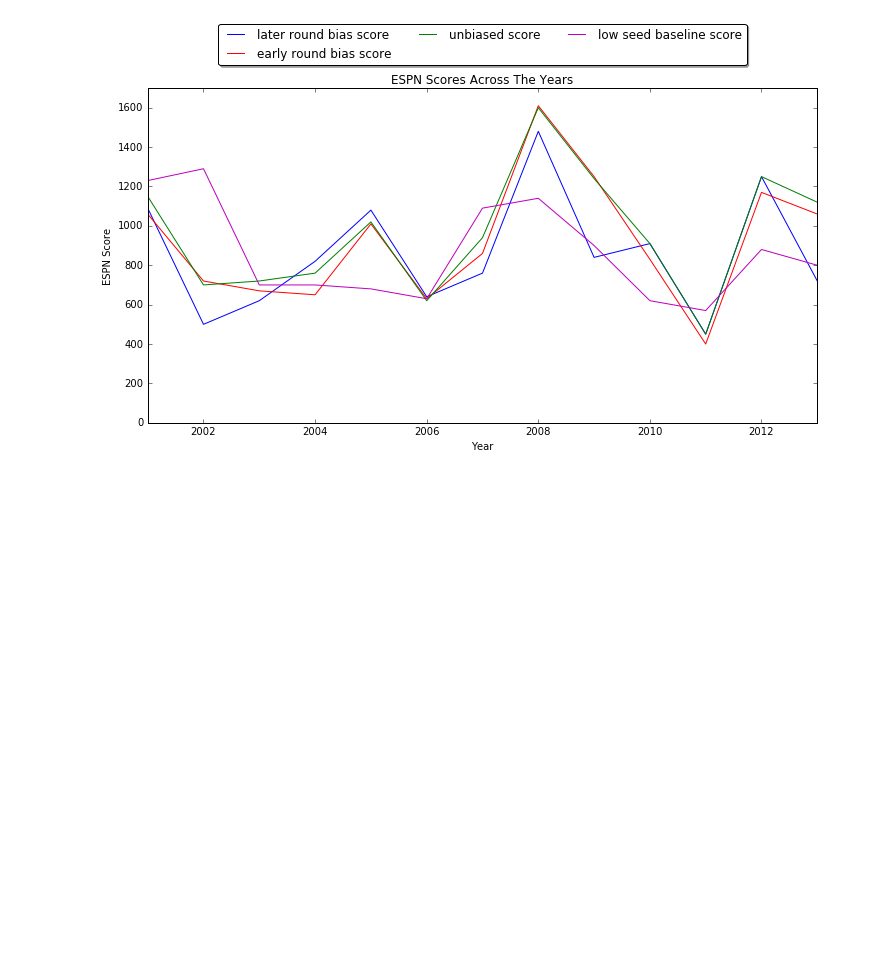
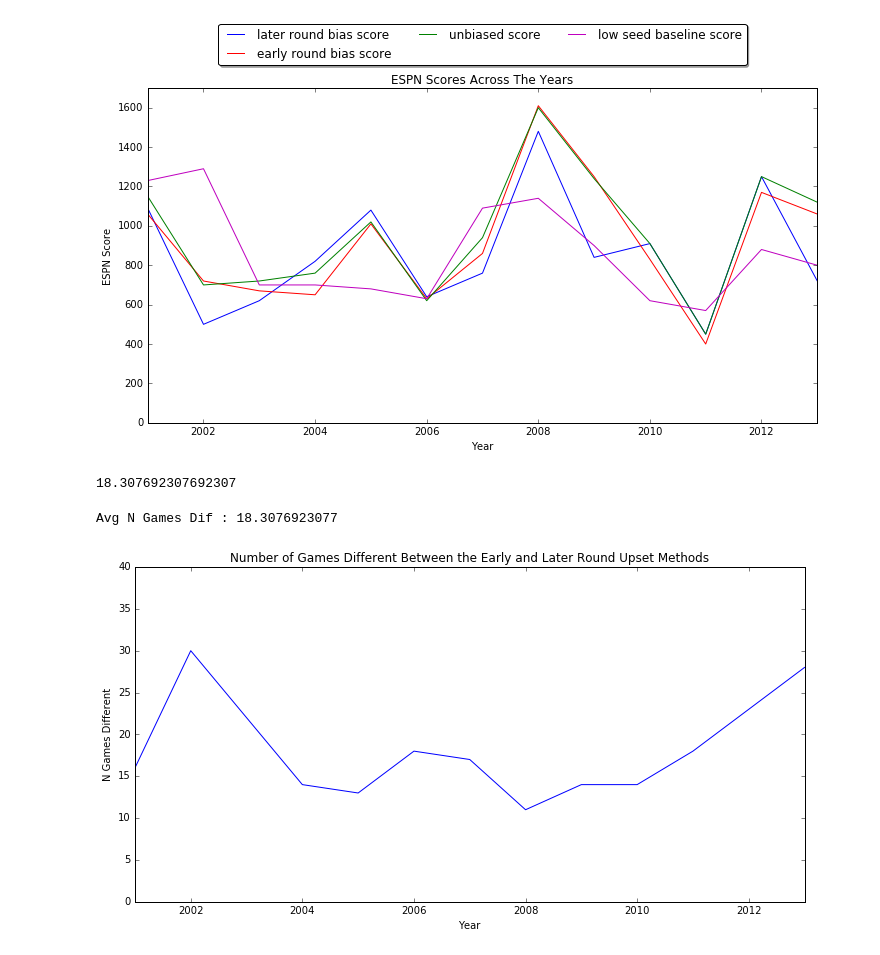
Before and after one commit to dylanfarrell/march_madness, a Jupyter notebook: Modeling- Testing Our Modifications For Tourney Structure 2001-2013.ipynb, the cells around one changed output. Saved outputs shown, nothing was run; the diff lists cells and outputs as text; code cells hidden in the pictures; blank space fills up the shorter version.

```diff
--- a/Modeling- Testing Our Modifications For Tourney Structure 2001-2013.ipynb
+++ b/Modeling- Testing Our Modifications For Tourney Structure 2001-2013.ipynb
@@ -825,0 +826,18 @@ for i in range(n):
+# %%
+np.average(early_late_n_dif)
+# %% [output]
+18.307692307692307
+# %%
+fig = plt.figure(figsize=(12,6))
+ax = fig.add_subplot(111)
+ax.plot(year_range, early_late_n_dif, color="b", label="unbiased simulator")
+ax.set_xlim([2001, 2013])
+ax.set_ylim([0,40])
+ax.set_xlabel("Year")
+ax.set_ylabel("N Games Different")
+ax.set_title("Number of Games Different Between the Early and Later Round Upset Methods")
+
+print "Avg N Games Dif : {}".format(np.average(early_late_n_dif))
+# %% [output]
+Avg N Games Dif : 18.3076923077
+[figure, added]
```
Also changed, not shown: parts of 1 cell of this notebook, 4 other files.
